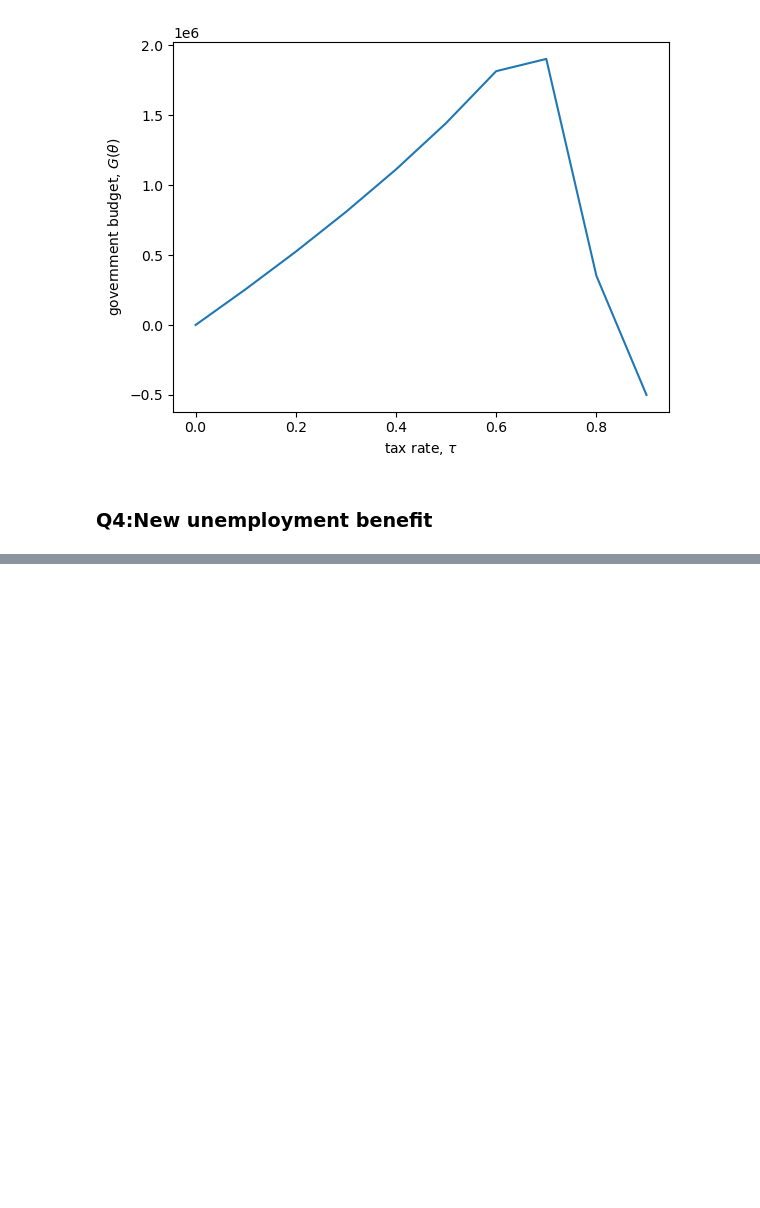
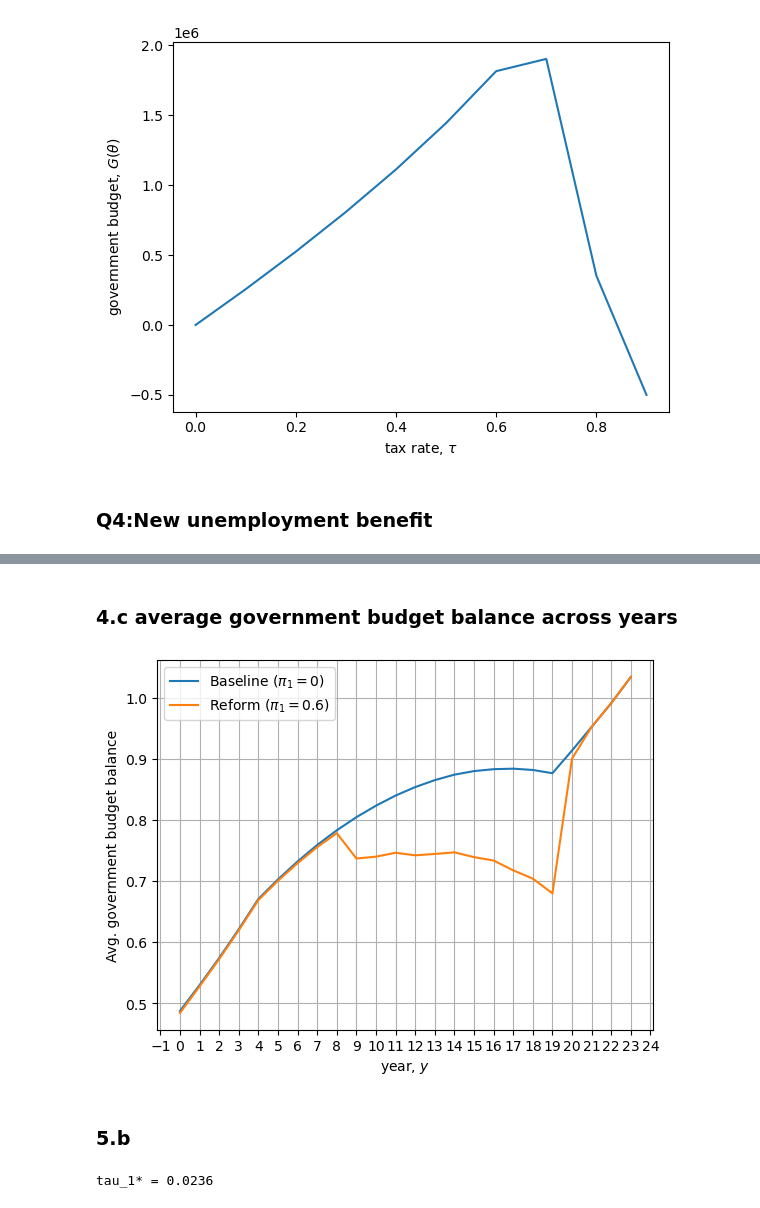
Before and after one commit to oliviarytter/HouseholdBehavior, a Jupyter notebook: EXAM HOUSEHOLD 2026/HouseholdBehavior_exam2026.ipynb, the cells around one changed output, grey strips where cells are left out. Drawn from its saved outputs; the diff is of its cells as text; code cells hidden in the pictures; blank space fills up the shorter version.

```diff
--- a/EXAM HOUSEHOLD 2026/HouseholdBehavior_exam2026.ipynb
+++ b/EXAM HOUSEHOLD 2026/HouseholdBehavior_exam2026.ipynb
@@ -111,0 +115,43 @@ ax.set_xlabel('age, $t$'); ax.set_ylabel('Share working'); ax.legend()
+# %% [markdown]
+### 4.c average government budget balance across years
+# %%
+# average budget balance per person, in each calendar year y = t + b
+def budget_by_year(model):
+    sim = model.sim
+    years = np.arange(model.par.num_years)            # code years 0..23
+    return years, np.array([np.nanmean(sim.G[sim.y==y]) for y in years])
+
+years, G_base   = budget_by_year(model_base)
+_,     G_reform = budget_by_year(model_reform)
+
+fig,ax = plt.subplots()
+ax.plot(years, G_base,   label='Baseline ($\\pi_1=0$)')
+ax.plot(years, G_reform, label='Reform ($\\pi_1=0.6$)')
+ax.set_xlabel('year, $y$'); ax.set_ylabel('Avg. government budget balance'); ax.legend()
+ax.xaxis.set_major_locator(plt.MultipleLocator(1))
+ax.grid(True)
+# %% [output]
+[figure, added]
+# %% [markdown]
+### 5.b
+# %%
+from scipy.optimize import minimize_scalar
+
+# 1. baseline total budget G3 (the Q3 number; recompute so we're self-contained)
+model_base = LaborCohortModelClass(name='base')          # pi_1=0, tau_1=0
+model_base.solve(); model_base.simulate()
+G3 = np.nansum(model_base.sim.G)
+
+# 2. total budget of the financed reform, as a function of the surtax
+def G_reform(tau_1):
+    m = LaborCohortModelClass(par={'pi_1':0.6, 'tau_1':tau_1})
+    m.solve(); m.simulate()
+    return np.nansum(m.sim.G)
+
+# 3. find the surtax that brings the reform's budget back to baseline
+obj = lambda tau_1: (G3 - G_reform(tau_1))**2
+res = minimize_scalar(obj, bounds=(0.015, 0.025), method='bounded')
+tau_1_star = res.x
+print(f'tau_1* = {tau_1_star:.4f}')
+# %% [output]
+tau_1* = 0.0236
```
Also changed, not shown: parts of 15 cells of this notebook, 15 other files.
